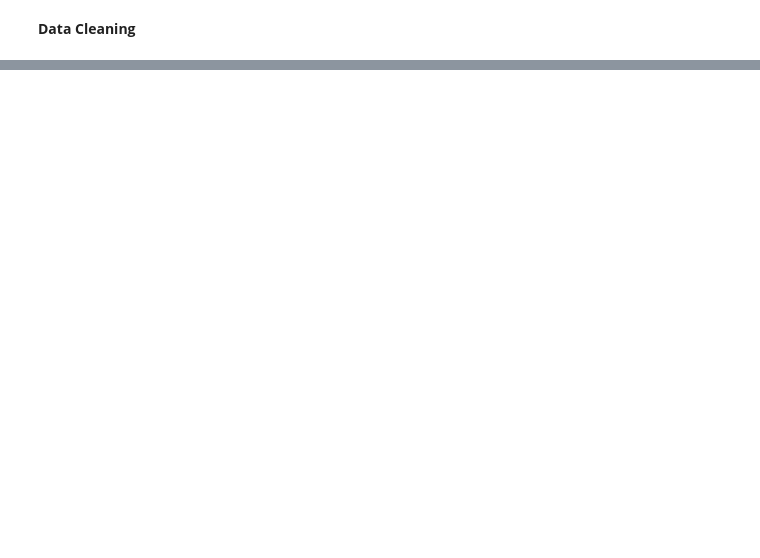
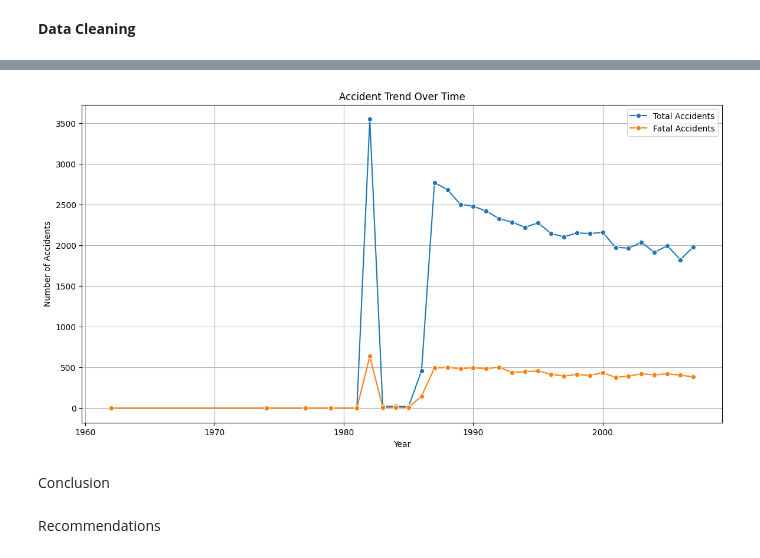
Before and after one commit to kaula12/Data_Science_Phase1_Project, a Jupyter notebook: student.ipynb, the cells around one changed output, grey strips where cells are left out. Cells and saved outputs as stored; diff of their text form; code cells hidden in the pictures; blank space fills up the shorter version.

```diff
--- a/student.ipynb
+++ b/student.ipynb
@@ -229,0 +675,30 @@ TypeError: dropna() takes 1 positional argument but 2 positional arguments (and
+# %%
+cdf['Event.Date'] = pd.to_datetime(cdf['Event.Date'])
+cdf['Year'] = cdf['Event.Date'].dt.year
+
+# Calculate total accidents per year
+accidents_per_year = cdf.groupby('Year').size().reset_index(name='Total Accidents')
+
+# Calculate fatal accidents per year
+fatal_accidents_per_year = cdf[cdf['Total.Fatal.Injuries'] > 0].groupby('Year').size().reset_index(name='Fatal Accidents')
+
+# Merge the two dataframes
+trend_data = pd.merge(accidents_per_year, fatal_accidents_per_year, on='Year', how='left').fillna(0)
+
+# Plotting the trend over time
+fig, ax = plt.subplots(figsize=(14, 7))
+sns.lineplot(x='Year', y='Total Accidents', data=trend_data, marker='o', label='Total Accidents', ax=ax)
+sns.lineplot(x='Year', y='Fatal Accidents', data=trend_data, marker='o', label='Fatal Accidents', ax=ax)
+
+plt.title('Accident Trend Over Time')
+plt.xlabel('Year')
+plt.ylabel('Number of Accidents')
+plt.grid(True)
+plt.legend()
+plt.show()
+# %% [output]
+[figure, added]
+# %% [markdown]
+Conclusion
+# %% [markdown]
+Recommendations
```
Also changed, not shown: parts of 67 cells of this notebook, 1 other file.
